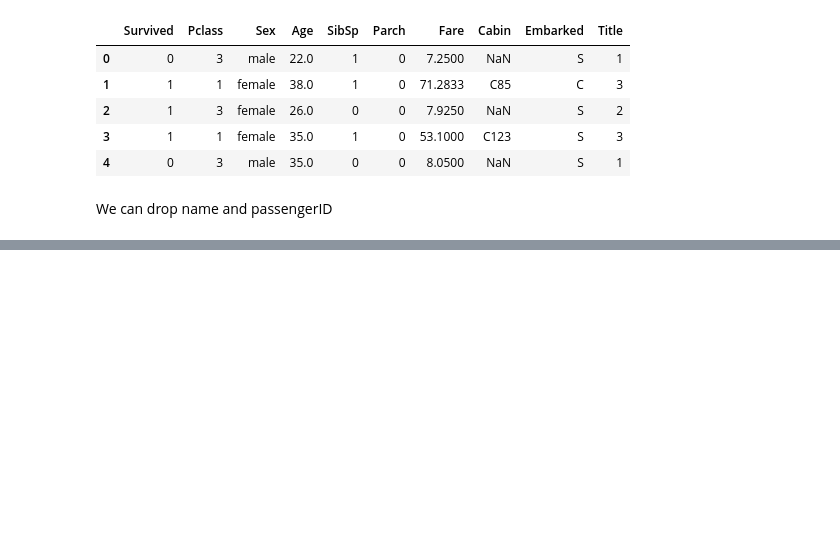
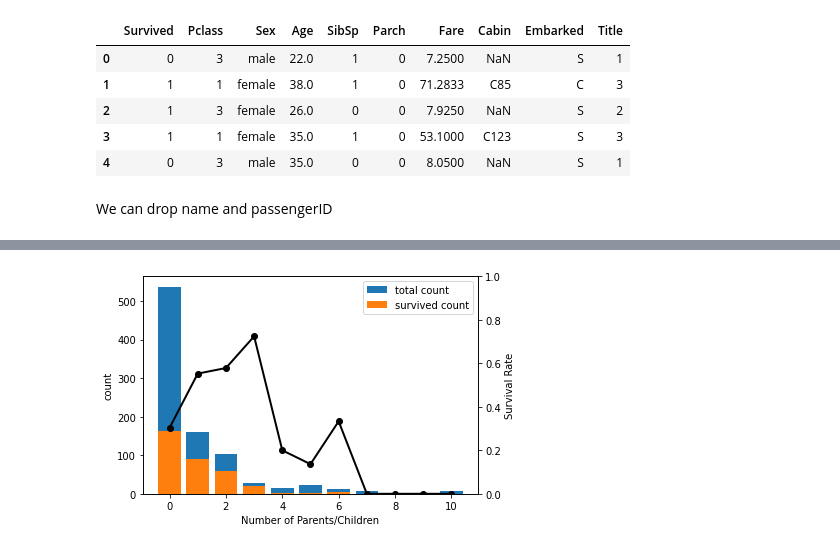
Before and after one commit to looksgreat/NYCU-AI-Spring-2021, a Jupyter notebook: main.ipynb, the cells around one changed output, grey strips where cells are left out. Saved outputs shown, nothing was run; the diff lists cells and outputs as text; code cells hidden in the pictures; blank space fills up the shorter version.

```diff
--- a/main.ipynb
+++ b/main.ipynb
@@ -245,0 +342,6 @@ correlation_heatmap(data1)
+# %%
+train_data['Family']=0
+train_data['Family']=train_data.Parch + train_data.SibSp
+train_data['isSingle']=0
+train_data['isSingle'].loc[train_data.Family==0] = 1
+train_data.value_counts(['Family'])
@@ -245,0 +360,33 @@ correlation_heatmap(data1)
+# %%
+train_data.value_counts(['Family'])
+Fsur = list()
+Fstat = list()
+for i in range(0,11):
+  Fsur.append(train_data.loc[train_data.Family == i]['Survived'])
+  Fstat.append((sum(Fsur[i]), len(Fsur[i])))
+print([x[1] for x in Fstat] )
+# %%
+import matplotlib.pyplot as plt
+fig = plt.figure()
+host =  fig.add_subplot(111)
+par2 = host.twinx()
+x = (0,1,2,3,4,5,6,7,8,9,10)
+y = [x[0] for x in Fstat]
+y2 = [x[1] for x in Fstat]
+yy = list()
+for ii in Fstat:
+  if ii[0]!=0:
+    yy.append(ii[0]/ii[1])
+  else:
+    yy.append(0)
+host.bar(x,y2,align='center',label='total count')
+host.bar(x,y,align='center',label='survived count')
+par2.plot(x, yy, linewidth=2, marker='o', color = 'black', label='survival rate')
+host.legend(loc = 'upper right')
+par2.set_ylim(0,1)
+host.set_ylabel("count")
+par2.set_ylabel("Survival Rate")
+host.set_xlabel('Number of Parents/Children')
+plt.show()
+# %% [output]
+[figure, added]
```
Also changed, not shown: parts of 17 cells of this notebook.
